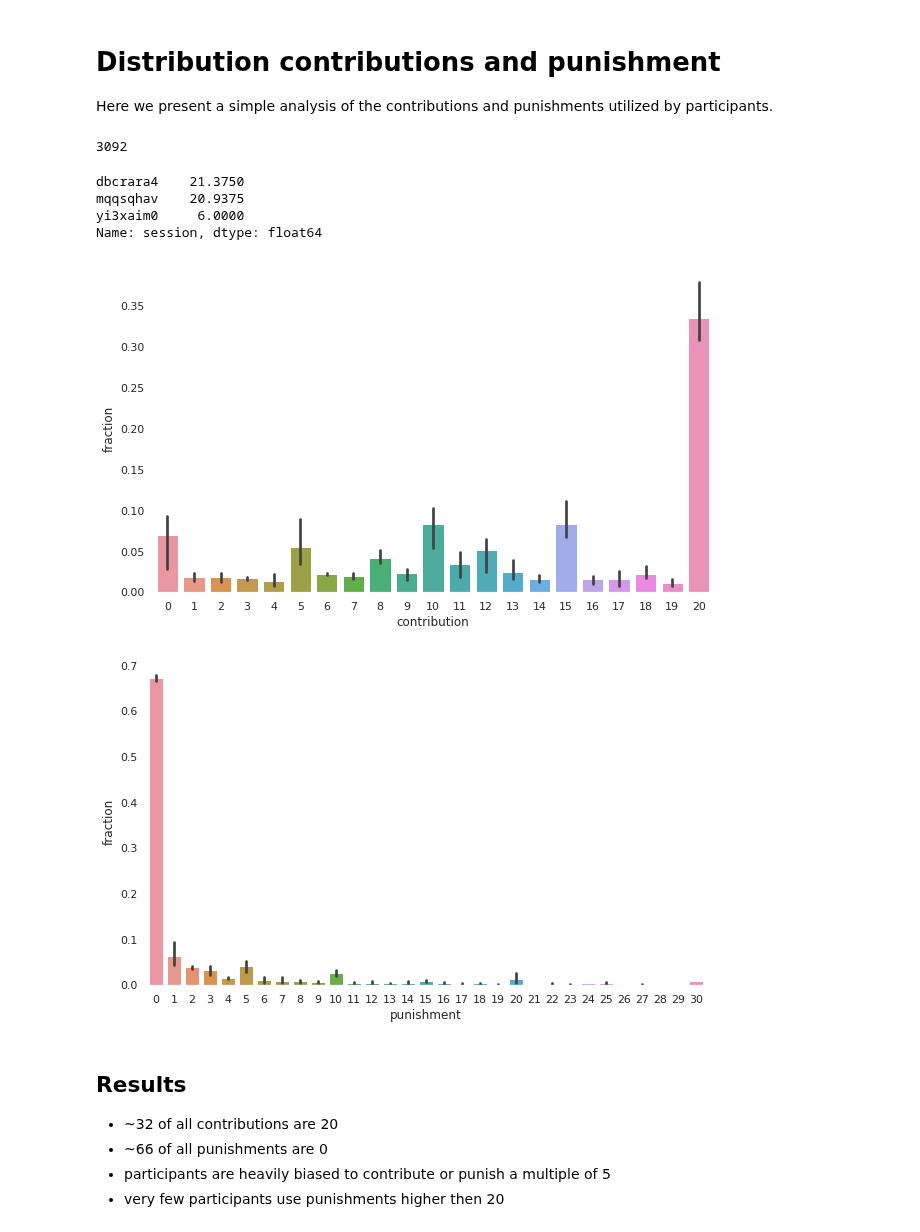
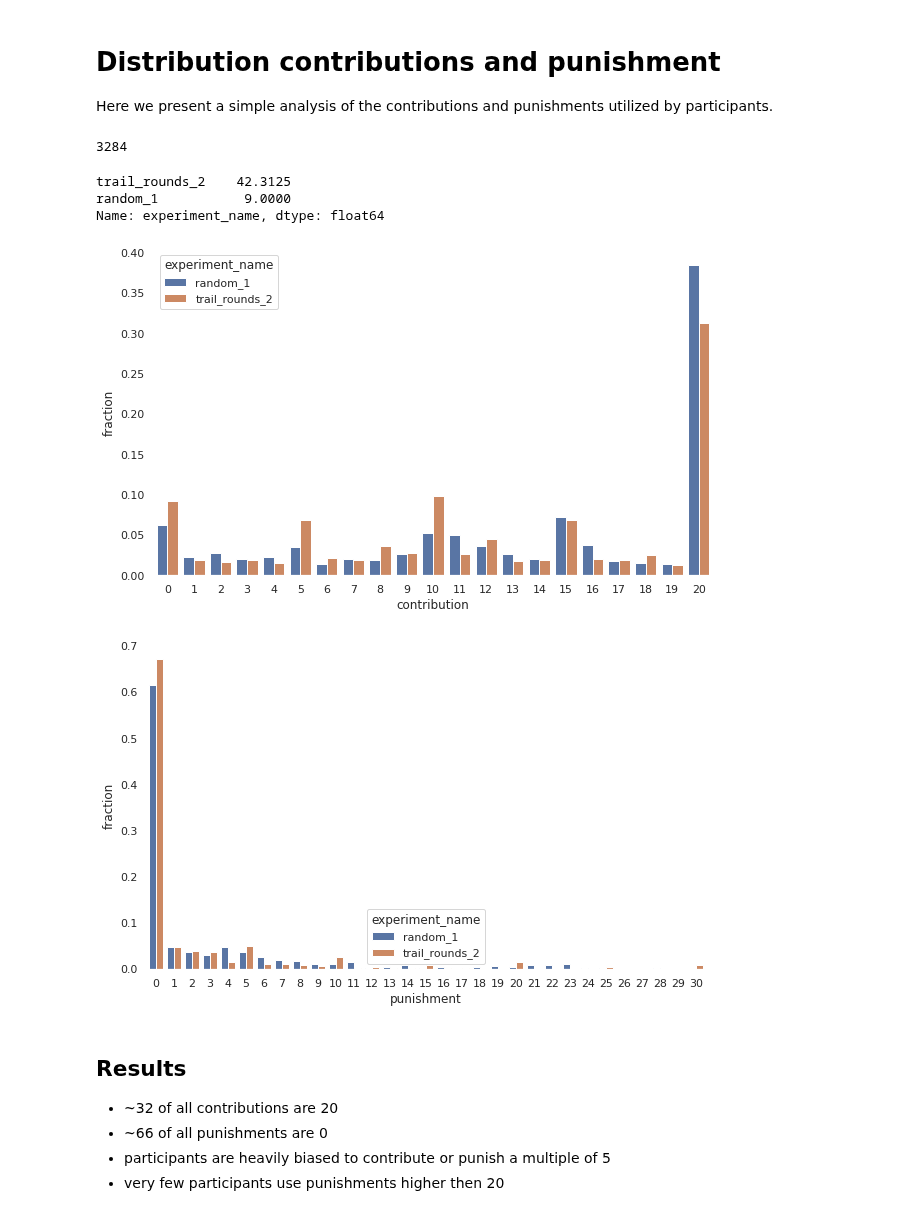
Before and after one commit to center-for-humans-and-machines/algorithmic-institutions, a Jupyter notebook: notebooks/distribution.ipynb, the cells around one changed output. Cells and saved outputs as stored; diff of their text form; code cells hidden in the pictures.

```diff
--- a/notebooks/distribution.ipynb
+++ b/notebooks/distribution.ipynb
@@ -11,42 +11,41 @@ import scipy
 sns.set(rc={'axes.facecolor':'white', 'figure.facecolor':'white'})
 
 folder = '../data'
-merge_file = 'pilot1'
-plot_folder = '../plots/pilot1'
+merge_file = 'pilot_random1'
+plot_folder = '../plots/pilot_random1'
 
 df =pd.read_csv(os.path.join(folder, f'{merge_file}_player_round_slim.csv'))
 print(len(df))
 
 df[['contribution', 'punishment']] = df[['contribution', 'punishment']].astype(int)
 # %% [output]
-3092
+3284
 # %%
-df['session'].value_counts() / 4 / 8 / 2
+df['experiment_name'].value_counts() / 4 / 8 / 2
 # %% [output]
-dbcrara4    21.3750
-mqqsqhav    20.9375
-yi3xaim0     6.0000
-Name: session, dtype: float64
+trail_rounds_2    42.3125
+random_1           9.0000
+Name: experiment_name, dtype: float64
 # %%
 plt.figure(figsize=(10,6))
-dfg = df.groupby(['session'])['contribution'].value_counts(normalize=True)
+dfg = df.groupby(['experiment_name'])['contribution'].value_counts(normalize=True)
 dfg.name = 'fraction'
 dfg = dfg.reset_index()
 
-sns.barplot(data=dfg, x='contribution', y='fraction')
+sns.barplot(data=dfg, x='contribution', y='fraction', hue='experiment_name')
 plt.savefig(os.path.join(plot_folder, 'distribution_contribution.jpg'), dpi=300, transparent=False)
 # %% [output]
-[figure, old version]
+[figure, new version]
 # %%
 plt.figure(figsize=(10,6))
-dfg = df.groupby(['session'])['punishment'].value_counts(normalize=True)
+dfg = df.groupby(['experiment_name'])['punishment'].value_counts(normalize=True)
 dfg.name = 'fraction'
 dfg = dfg.reset_index()
 
-sns.barplot(data=dfg, x='punishment', y='fraction')
+sns.barplot(data=dfg, x='punishment', y='fraction', hue='experiment_name')
 plt.savefig(os.path.join(plot_folder, 'distribution_punishments.jpg'), dpi=300, transparent=False)
 # %% [output]
-[figure, old version]
+[figure, new version]
 # %% [markdown]
 ## Results
 
```
Also changed, not shown: parts of 1 cell of this notebook, 12 other files.
